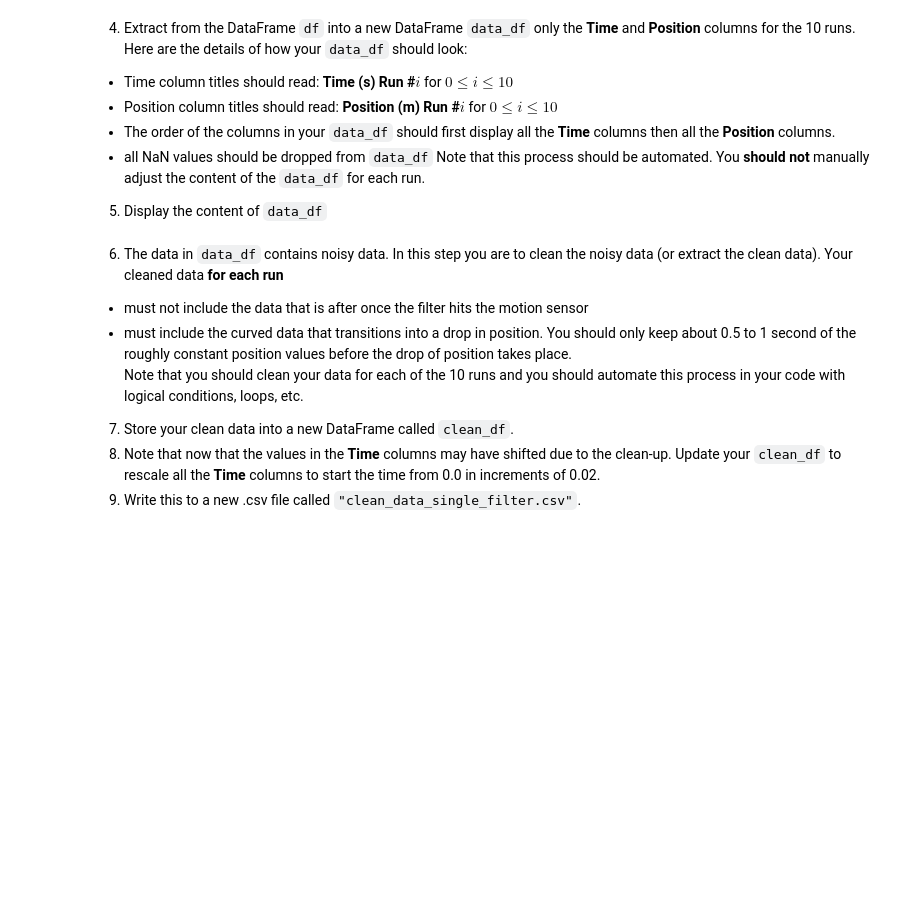
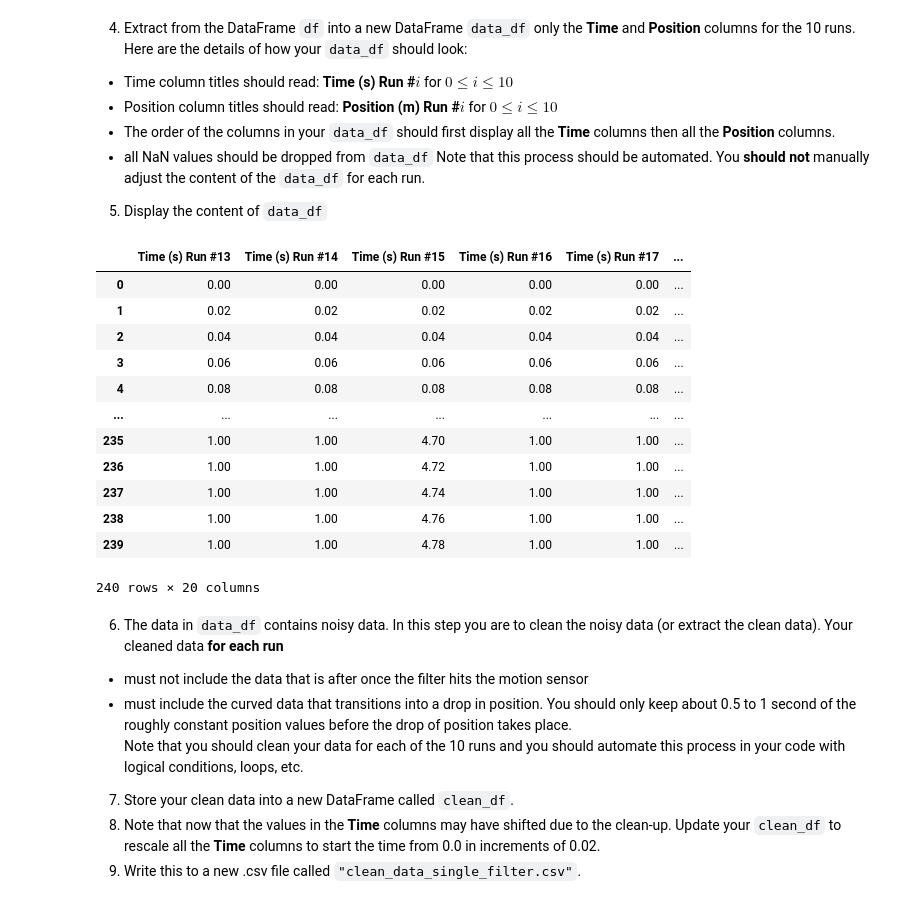
Before and after one commit to DinnerDinner/SF2-Codes, a Jupyter notebook: assign1.ipynb, the cells around one changed output. Cells and saved outputs as stored; diff of their text form; code cells hidden in the pictures; blank space fills up the shorter version.

```diff
--- a/assign1.ipynb
+++ b/assign1.ipynb
@@ -61,16 +61,32 @@ Note that this process should be automated.  You **should not** manually adjust
 # %%
 columns = df.columns
 data_df = []
 
 # we have 11 runs so i removed 4 from the total len so we only have 10 runs as asked
 for i in range(0, len(columns)-4, 4): #time
     data_df.append(columns[i])
 
 for i in range(1,len(columns)-4,4): #position
     data_df.append(columns[i])
 
 data_df = df[data_df]
-# data_df = data_df.replace(np.nan, 0)
+data_df = data_df.replace(np.nan, 1) #i didnt switch it to 0 or else it would mess with the cleanig process later on
+
+data_df
+# %% [output]
+|  | Time (s) Run #13 | Time (s) Run #14 | Time (s) Run #15 | Time (s) Run #16 | Time (s) Run #17 | ... |
+| 0 | 0.00 | 0.00 | 0.00 | 0.00 | 0.00 | ... |
+| 1 | 0.02 | 0.02 | 0.02 | 0.02 | 0.02 | ... |
+| 2 | 0.04 | 0.04 | 0.04 | 0.04 | 0.04 | ... |
+| 3 | 0.06 | 0.06 | 0.06 | 0.06 | 0.06 | ... |
+| 4 | 0.08 | 0.08 | 0.08 | 0.08 | 0.08 | ... |
+| ... | ... | ... | ... | ... | ... | ... |
+| 235 | 1.00 | 1.00 | 4.70 | 1.00 | 1.00 | ... |
+| 236 | 1.00 | 1.00 | 4.72 | 1.00 | 1.00 | ... |
+| 237 | 1.00 | 1.00 | 4.74 | 1.00 | 1.00 | ... |
+| 238 | 1.00 | 1.00 | 4.76 | 1.00 | 1.00 | ... |
+| 239 | 1.00 | 1.00 | 4.78 | 1.00 | 1.00 | ... |
+240 rows × 20 columns
 # %% [markdown]
 6. The data in `data_df` contains noisy data.  In this step you are to clean the noisy data (or extract the clean data). Your cleaned data **for each run**
 - must not include the data that is after once the filter hits the motion sensor
```
Also changed, not shown: parts of 1 cell of this notebook, 1 other file.
